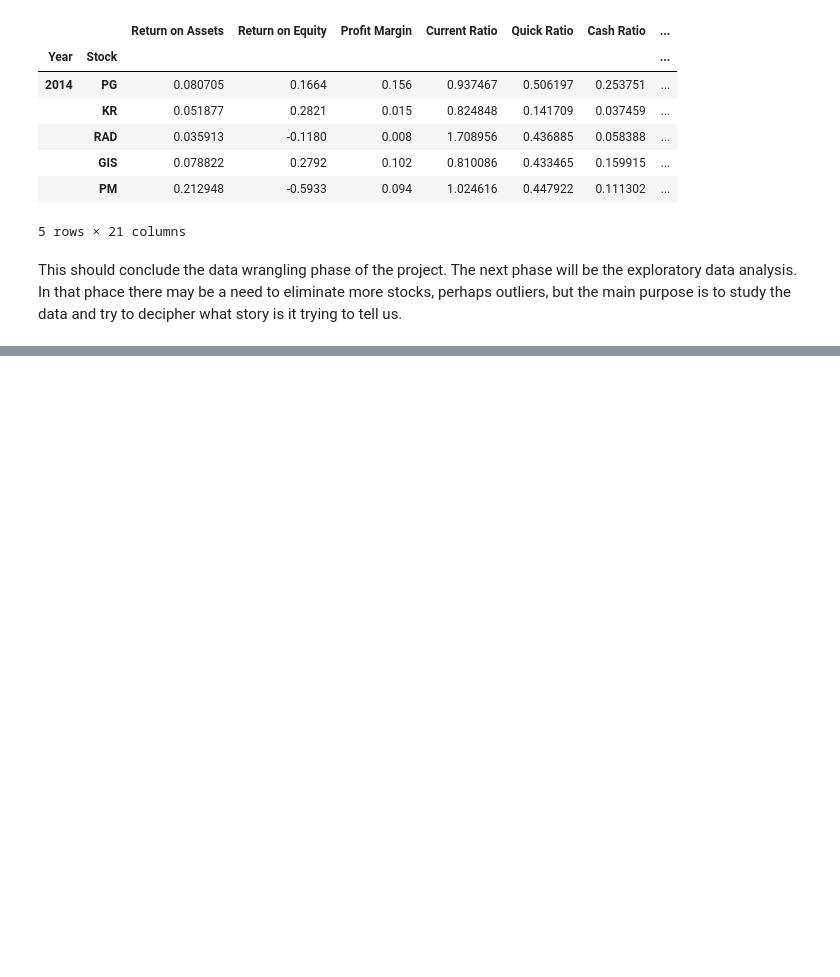
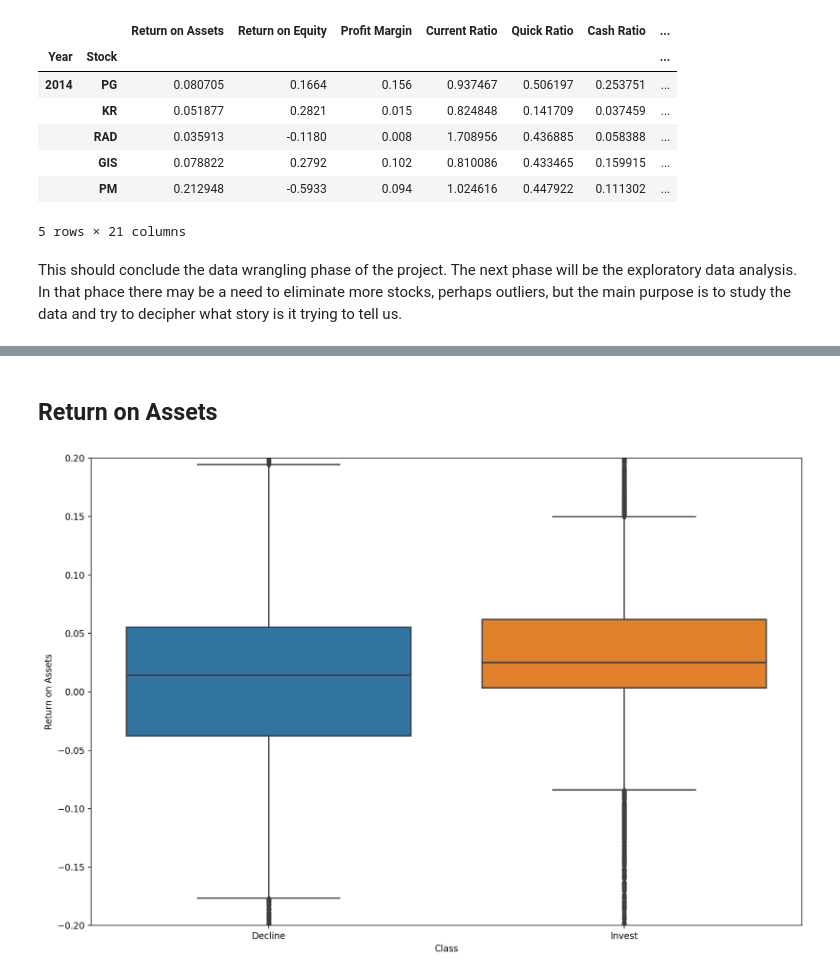
Before and after one commit to leonardo-lealfilho/Springboard, a Jupyter notebook: Capstone Project/Capstone Project.ipynb, the cells around one changed output, grey strips where cells are left out. Drawn from its saved outputs; the diff is of its cells as text; code cells hidden in the pictures; blank space fills up the shorter version.

```diff
--- a/Capstone Project/Capstone Project.ipynb
+++ b/Capstone Project/Capstone Project.ipynb
@@ -1207,0 +1544,2 @@ This should conclude the data wrangling phase of the project.  The next phase wi
+# %%
+indicators.drop(cfd, inplace = True)
@@ -1207,0 +1703,13 @@ This should conclude the data wrangling phase of the project.  The next phase wi
+# %% [markdown]
+## Return on Assets
+# %%
+fig, ax = plt.subplots(figsize=(12, 8), dpi = 200)
+ax = sns.boxplot(x = 'Class', y = 'Return on Assets', data = indicators)
+ax.set_xticklabels(['Decline', 'Invest'])
+plt.ylim(-0.2, 0.2)
+
+plt.tight_layout()
+
+plt.show()
+# %% [output]
+[figure, added]
```
Also changed, not shown: parts of 138 cells of this notebook.
